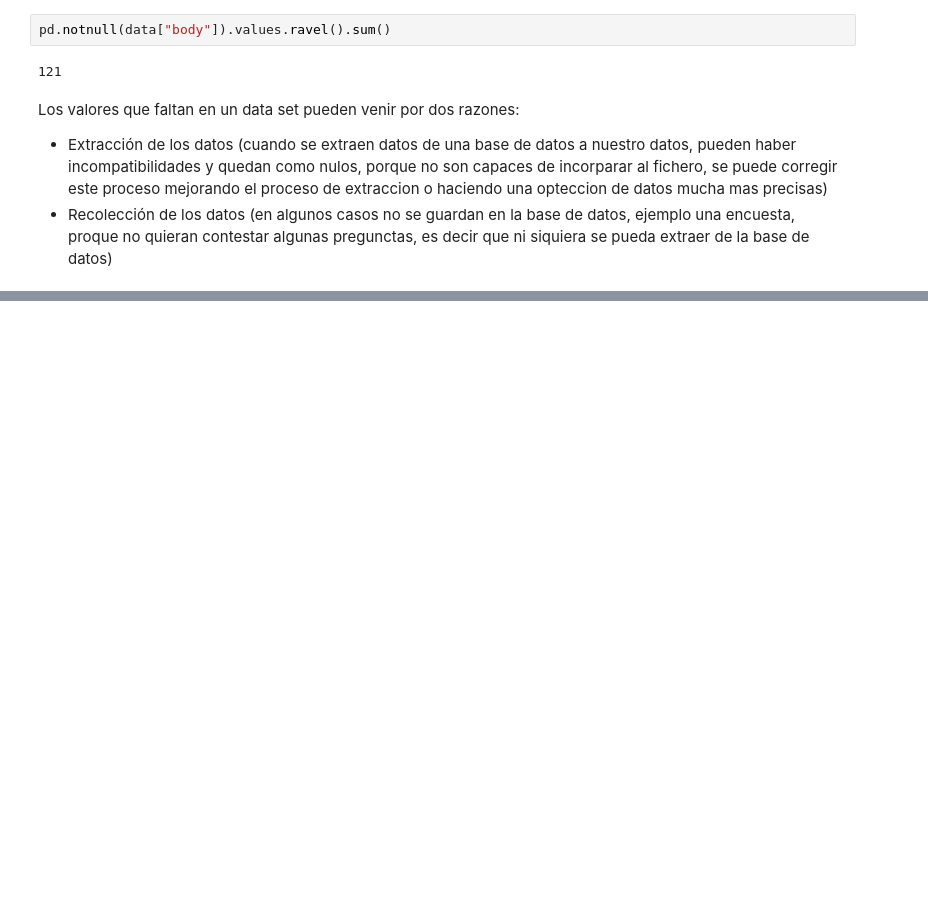
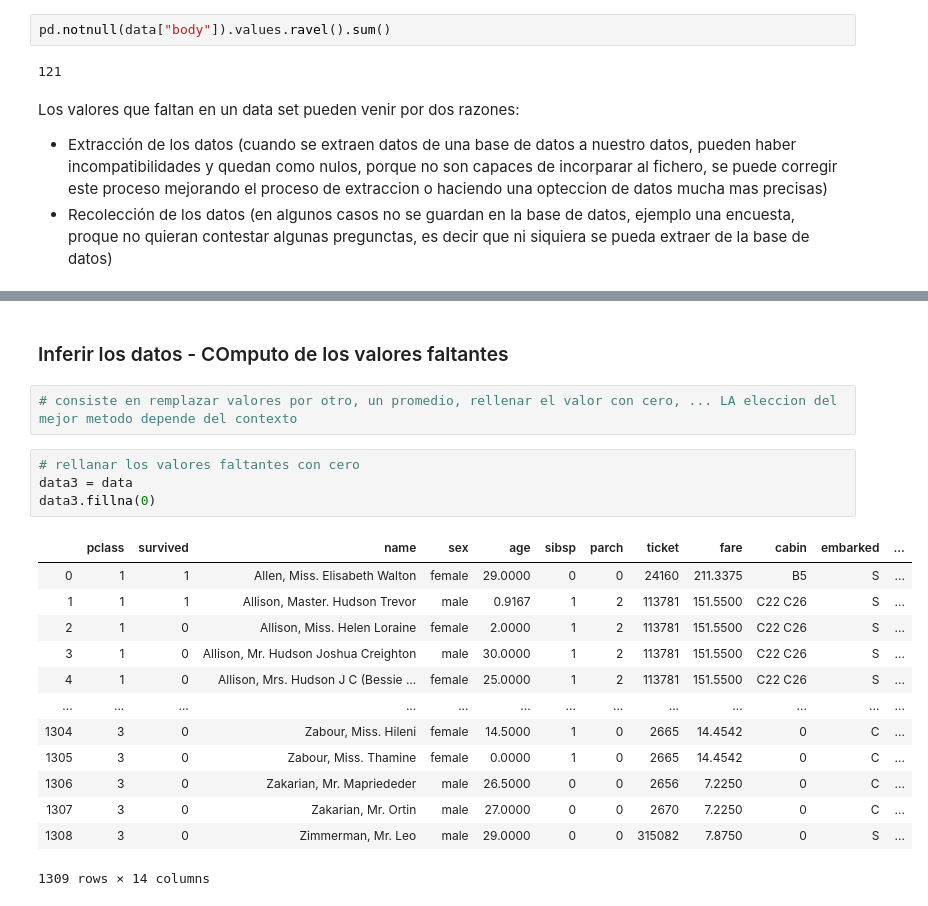
Before and after one commit to lopeznati/data-science, a Jupyter notebook: course/notebooks/T1 - 2 - Data Cleaning - Analisis preliminar de los datos.ipynb, the cells around one changed output, grey strips where cells are left out. Drawn from its saved outputs; the diff is of its cells as text; blank space fills up the shorter version.

```diff
--- a/course/notebooks/T1 - 2 - Data Cleaning - Analisis preliminar de los datos.ipynb
+++ b/course/notebooks/T1 - 2 - Data Cleaning - Analisis preliminar de los datos.ipynb
@@ -134,0 +164,22 @@ Los valores que faltan en un data set pueden venir por dos razones:
+# %% [markdown]
+### Inferir los datos - COmputo de los valores faltantes
+# %%
+# consiste en remplazar valores por otro, un promedio, rellenar el valor con cero, ... LA eleccion del mejor metodo depende del contexto
+# %%
+# rellanar los valores faltantes con cero
+data3 = data
+data3.fillna(0)
+# %% [output]
+|  | pclass | survived | name | sex | age | sibsp | parch | ticket | fare | cabin | embarked | ... |
+| 0 | 1 | 1 | Allen, Miss. Elisabeth Walton | female | 29.0000 | 0 | 0 | 24160 | 211.3375 | B5 | S | ... |
+| 1 | 1 | 1 | Allison, Master. Hudson Trevor | male | 0.9167 | 1 | 2 | 113781 | 151.5500 | C22 C26 | S | ... |
+| 2 | 1 | 0 | Allison, Miss. Helen Loraine | female | 2.0000 | 1 | 2 | 113781 | 151.5500 | C22 C26 | S | ... |
+| 3 | 1 | 0 | Allison, Mr. Hudson Joshua Creighton | male | 30.0000 | 1 | 2 | 113781 | 151.5500 | C22 C26 | S | ... |
+| 4 | 1 | 0 | Allison, Mrs. Hudson J C (Bessie ... | female | 25.0000 | 1 | 2 | 113781 | 151.5500 | C22 C26 | S | ... |
+| ... | ... | ... | ... | ... | ... | ... | ... | ... | ... | ... | ... | ... |
+| 1304 | 3 | 0 | Zabour, Miss. Hileni | female | 14.5000 | 1 | 0 | 2665 | 14.4542 | 0 | C | ... |
+| 1305 | 3 | 0 | Zabour, Miss. Thamine | female | 0.0000 | 1 | 0 | 2665 | 14.4542 | 0 | C | ... |
+| 1306 | 3 | 0 | Zakarian, Mr. Mapriededer | male | 26.5000 | 0 | 0 | 2656 | 7.2250 | 0 | C | ... |
+| 1307 | 3 | 0 | Zakarian, Mr. Ortin | male | 27.0000 | 0 | 0 | 2670 | 7.2250 | 0 | C | ... |
+| 1308 | 3 | 0 | Zimmerman, Mr. Leo | male | 29.0000 | 0 | 0 | 315082 | 7.8750 | 0 | S | ... |
+1309 rows × 14 columns
```
Also changed, not shown: parts of 10 cells of this notebook.
